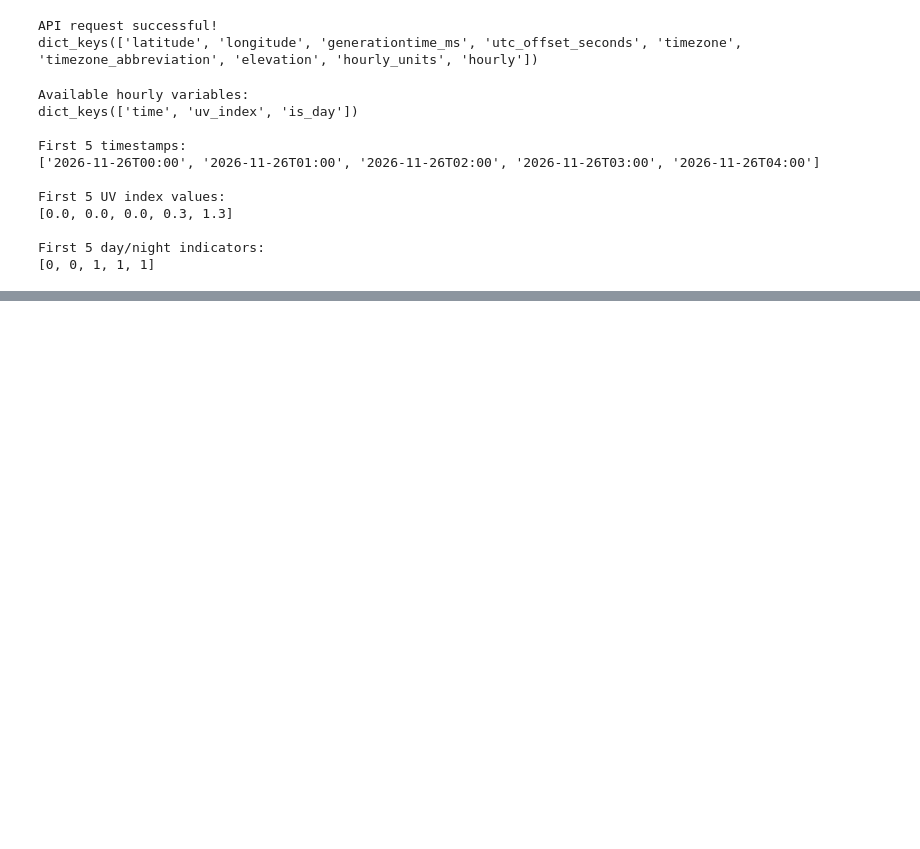
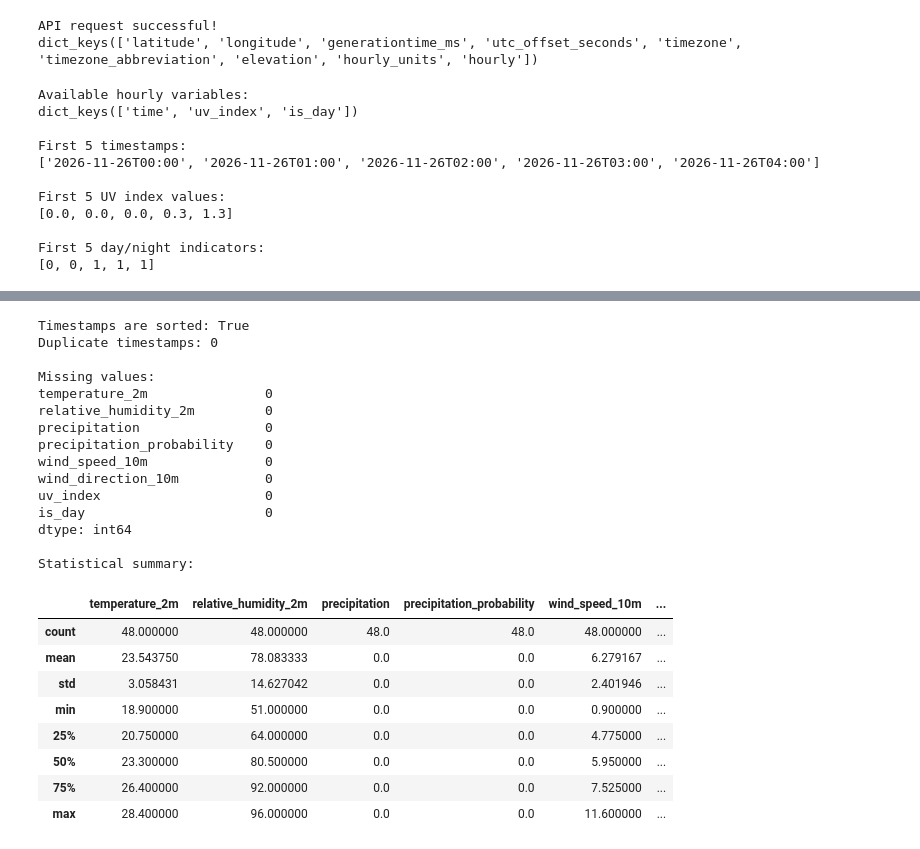
Before and after one commit to itsmusman/AgentWeather, a Jupyter notebook: notebooks/01_explore_apis.ipynb, the cells around one changed output, grey strips where cells are left out. Drawn from its saved outputs; the diff is of its cells as text; code cells hidden in the pictures; blank space fills up the shorter version.

```diff
--- a/notebooks/01_explore_apis.ipynb
+++ b/notebooks/01_explore_apis.ipynb
@@ -66,0 +284,39 @@ First 5 day/night indicators:
+# %%
+# Check timestamp ordering
+print("Timestamps are sorted:", weather_df.index.is_monotonic_increasing)
+
+# Check duplicate timestamps
+print("Duplicate timestamps:", weather_df.index.duplicated().sum())
+
+# Check missing values
+print("\nMissing values:")
+print(weather_df.isnull().sum())
+
+# Check numerical statistics
+print("\nStatistical summary:")
+weather_df.describe()
+# %% [output]
+Timestamps are sorted: True
+Duplicate timestamps: 0
+
+Missing values:
+temperature_2m               0
+relative_humidity_2m         0
+precipitation                0
+precipitation_probability    0
+wind_speed_10m               0
+wind_direction_10m           0
+uv_index                     0
+is_day                       0
+dtype: int64
+
+Statistical summary:
+|  | temperature_2m | relative_humidity_2m | precipitation | precipitation_probability | wind_speed_10m | ... |
+| count | 48.000000 | 48.000000 | 48.0 | 48.0 | 48.000000 | ... |
+| mean | 23.543750 | 78.083333 | 0.0 | 0.0 | 6.279167 | ... |
+| std | 3.058431 | 14.627042 | 0.0 | 0.0 | 2.401946 | ... |
+| min | 18.900000 | 51.000000 | 0.0 | 0.0 | 0.900000 | ... |
+| 25% | 20.750000 | 64.000000 | 0.0 | 0.0 | 4.775000 | ... |
+| 50% | 23.300000 | 80.500000 | 0.0 | 0.0 | 5.950000 | ... |
+| 75% | 26.400000 | 92.000000 | 0.0 | 0.0 | 7.525000 | ... |
+| max | 28.400000 | 96.000000 | 0.0 | 0.0 | 11.600000 | ... |
```
Also changed, not shown: parts of 14 cells of this notebook, 3 other files.
